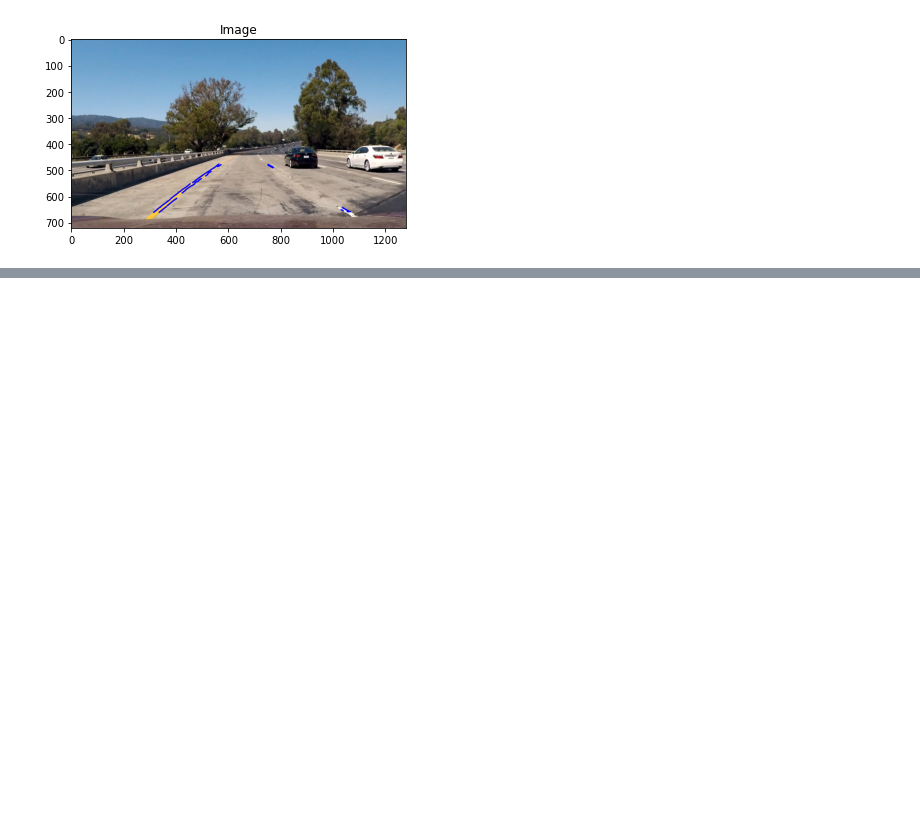
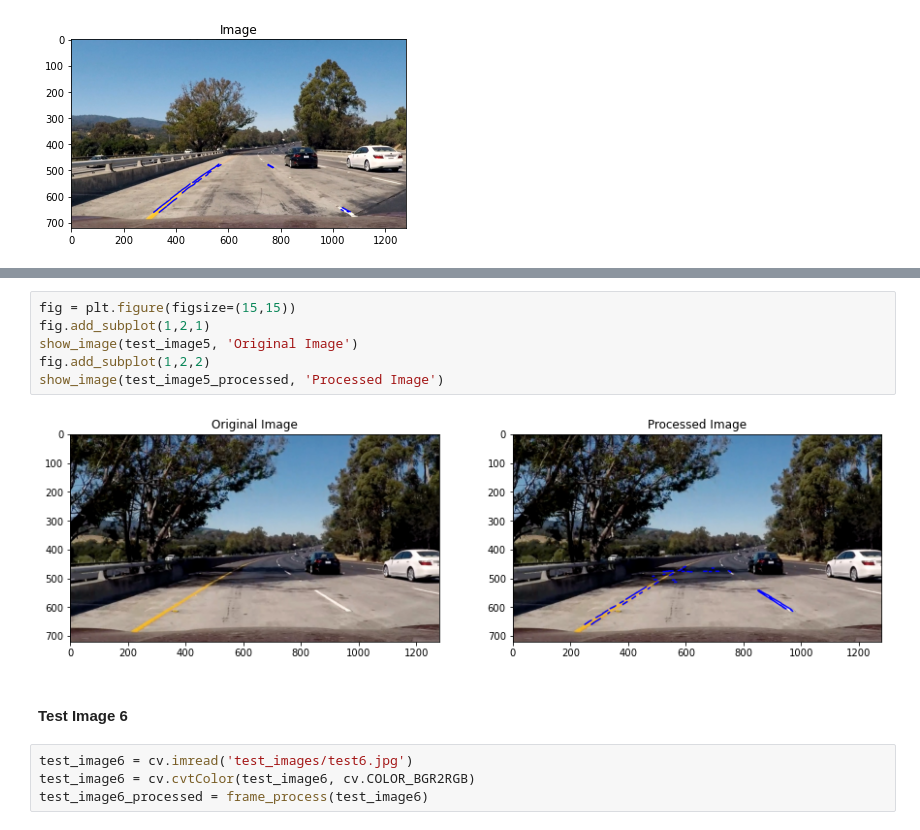
Before and after one commit to mahmodKhaled/Simple-Perception-Stack-for-Self-Driving-Cars, a Jupyter notebook: test_image_detection.ipynb, the cells around one changed output, grey strips where cells are left out. Cells and saved outputs as stored; diff of their text form; blank space fills up the shorter version.

```diff
--- a/test_image_detection.ipynb
+++ b/test_image_detection.ipynb
@@ -101,0 +172,14 @@ Hough Lines 34
+# %%
+fig = plt.figure(figsize=(15,15))
+fig.add_subplot(1,2,1)
+show_image(test_image5, 'Original Image')
+fig.add_subplot(1,2,2)
+show_image(test_image5_processed, 'Processed Image')
+# %% [output]
+[figure, added]
+# %% [markdown]
+#### Test Image 6
+# %%
+test_image6 = cv.imread('test_images/test6.jpg')
+test_image6 = cv.cvtColor(test_image6, cv.COLOR_BGR2RGB)
+test_image6_processed = frame_process(test_image6)
```
Also changed, not shown: parts of 21 cells of this notebook.
